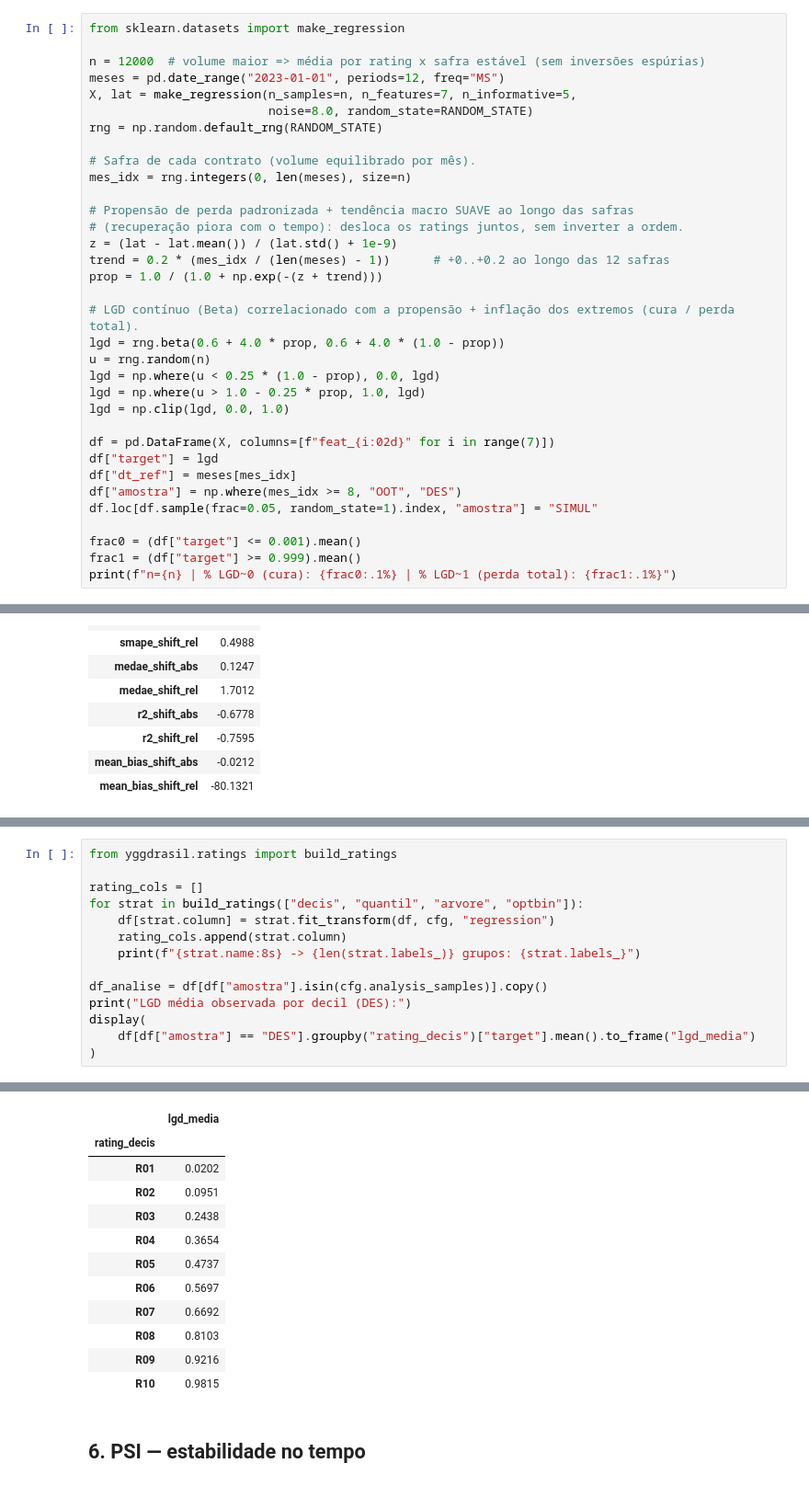
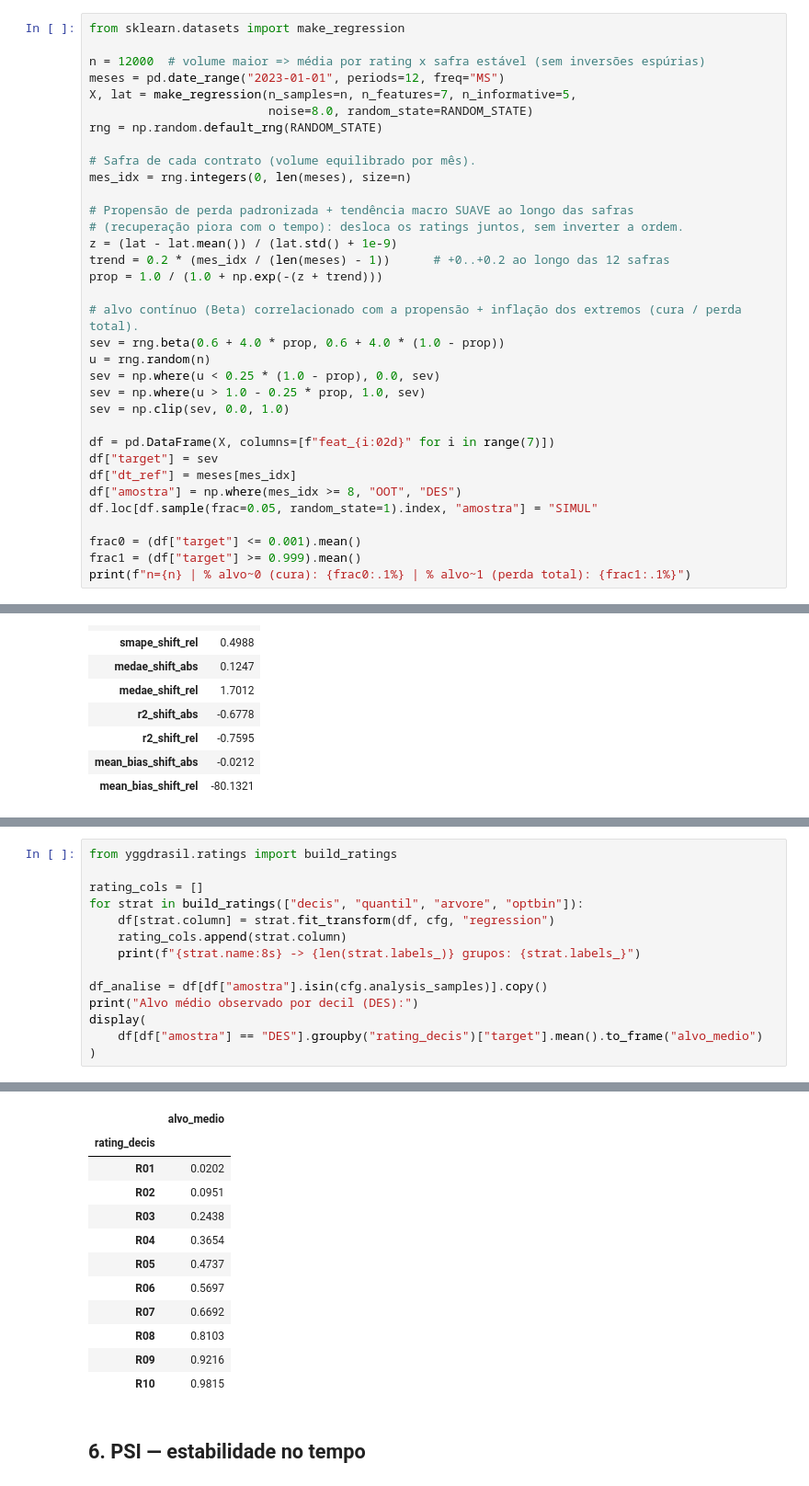
Before and after one commit to richardguilhermeds/Yggdrasil-Project, a Jupyter notebook: notebooks/tutoriais/01_tutorial_lgd.ipynb, the cells around one changed output, grey strips where cells are left out. Shown at 92% size. Saved outputs shown, nothing was run; the diff lists cells and outputs as text.

```diff
--- a/notebooks/tutoriais/01_tutorial_lgd.ipynb
+++ b/notebooks/tutoriais/01_tutorial_lgd.ipynb
@@ -87,20 +87,20 @@ z = (lat - lat.mean()) / (lat.std() + 1e-9)
 trend = 0.2 * (mes_idx / (len(meses) - 1))      # +0..+0.2 ao longo das 12 safras
 prop = 1.0 / (1.0 + np.exp(-(z + trend)))
 
-# LGD contínuo (Beta) correlacionado com a propensão + inflação dos extremos (cura / perda total).
-lgd = rng.beta(0.6 + 4.0 * prop, 0.6 + 4.0 * (1.0 - prop))
+# alvo contínuo (Beta) correlacionado com a propensão + inflação dos extremos (cura / perda total).
+sev = rng.beta(0.6 + 4.0 * prop, 0.6 + 4.0 * (1.0 - prop))
 u = rng.random(n)
-lgd = np.where(u < 0.25 * (1.0 - prop), 0.0, lgd)
-lgd = np.where(u > 1.0 - 0.25 * prop, 1.0, lgd)
-lgd = np.clip(lgd, 0.0, 1.0)
+sev = np.where(u < 0.25 * (1.0 - prop), 0.0, sev)
+sev = np.where(u > 1.0 - 0.25 * prop, 1.0, sev)
+sev = np.clip(sev, 0.0, 1.0)
 
 df = pd.DataFrame(X, columns=[f"feat_{i:02d}" for i in range(7)])
-df["target"] = lgd
+df["target"] = sev
 df["dt_ref"] = meses[mes_idx]
 df["amostra"] = np.where(mes_idx >= 8, "OOT", "DES")
 df.loc[df.sample(frac=0.05, random_state=1).index, "amostra"] = "SIMUL"
 
 frac0 = (df["target"] <= 0.001).mean()
 frac1 = (df["target"] >= 0.999).mean()
-print(f"n={n} | % LGD~0 (cura): {frac0:.1%} | % LGD~1 (perda total): {frac1:.1%}")
+print(f"n={n} | % alvo~0 (cura): {frac0:.1%} | % alvo~1 (perda total): {frac1:.1%}")
 # %% [output]
@@ -205,9 +205,9 @@ for strat in build_ratings(["decis", "quantil", "arvore", "optbin"]):
     print(f"{strat.name:8s} -> {len(strat.labels_)} grupos: {strat.labels_}")
 
 df_analise = df[df["amostra"].isin(cfg.analysis_samples)].copy()
-print("LGD média observada por decil (DES):")
+print("Alvo médio observado por decil (DES):")
 display(
-    df[df["amostra"] == "DES"].groupby("rating_decis")["target"].mean().to_frame("lgd_media")
+    df[df["amostra"] == "DES"].groupby("rating_decis")["target"].mean().to_frame("alvo_medio")
 )
 # %% [output]
 decis    -> 10 grupos: ['R01', 'R02', 'R03', 'R04', 'R05', 'R06', 'R07', 'R08', 'R09', 'R10']
@@ -218,4 +218,4 @@ LGD média observada por decil (DES):
-|  | lgd_media |
+|  | alvo_medio |
 | rating_decis |  |
 | R01 | 0.0202 |
 | R02 | 0.0951 |
```
Also changed, not shown: parts of 14 cells of this notebook, 17 other files.
